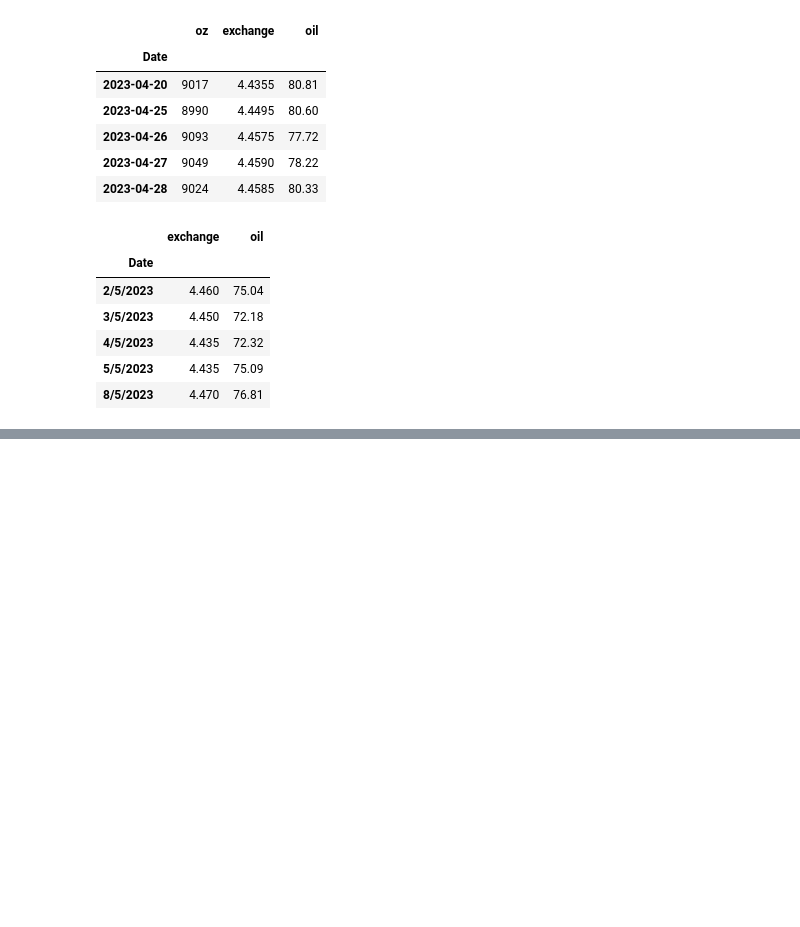
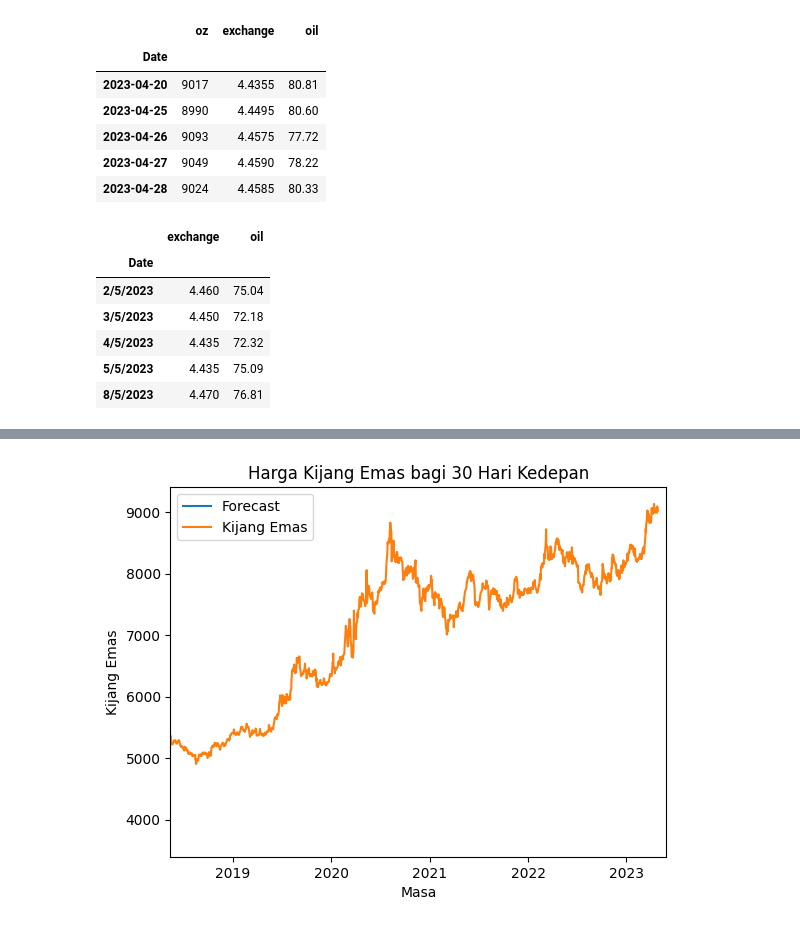
Before and after one commit to JazminaNurinNatasya/Kijang-Emas, a Jupyter notebook: MULTIVARIAT_LSTM_KIJANG_EMAS.ipynb, the cells around one changed output, grey strips where cells are left out. Saved outputs shown, nothing was run; the diff lists cells and outputs as text; code cells hidden in the pictures; blank space fills up the shorter version.

```diff
--- a/MULTIVARIAT_LSTM_KIJANG_EMAS.ipynb
+++ b/MULTIVARIAT_LSTM_KIJANG_EMAS.ipynb
@@ -81,9 +79,9 @@ data.shape
 # %% [output]
 (3236, 3)
 # %%
-test_split=round(len(data)*0.20)
-df_for_training=data[:-647]
-df_for_testing=data[-647:]
+test_split=round(len(data)*0.25)
+df_for_training=data[:-810]
+df_for_testing=data[-810:]
 print(df_for_training.shape)
 print(df_for_testing.shape)
 # %% [output]
@@ -551,7 +352,7 @@ for i in range(time_step,len(full_df_scaled_array)):
     data_x.append(
      full_df_scaled_array[i-time_step :i , 0:full_df_scaled_array.shape[1]])
     data_x=np.array(data_x)
-    prediction=my_model.predict(data_x)
+    prediction=model1.predict(data_x)
     all_data.append(prediction)
     full_df.iloc[i,0]=prediction
 # %% [output]
@@ -586,0 +388,10 @@ print(y_pred_future_30_days)
+# %%
+# prompt: table future 30 days
+
+import pandas as pd
+# Assuming df_30_days_future is already defined and loaded as in your original code
+# ... (your existing code)
+
+# Create a DataFrame for the future 30-day predictions
+future_predictions = pd.DataFrame({'Date': df_30_days_future.index, 'Predicted Price': y_pred_future_30_days})
+future_predictions
@@ -605,0 +435,19 @@ plt.show()
+# %%
+fig, ax = plt.subplots()
+# Assuming 'data' is your DataFrame and forecast_df is your forecasted dataframe
+
+# Align the x-axis for the forecasted data with forecast_df.index
+ax.plot(future_predictions.index, future_predictions['Predicted Price'], label='Forecast')
+
+# If you want to plot historical data, use a separate call with its corresponding dates:
+ax.plot(data.index, data['oz'], label='Kijang Emas')  # Replace 'Data' with your column name ('oz')
+
+
+ax.set_xlim(pd.Timestamp('2018-05-13'), pd.Timestamp('2023-05-30')) # Correct the date range
+plt.legend(loc = 'upper left') # Add a legend to differentiate the lines
+plt.title('Harga Kijang Emas bagi 30 Hari Kedepan')
+plt.xlabel('Masa')
+plt.ylabel('Kijang Emas')
+plt.show()
+# %% [output]
+[figure, added]
```
Also changed, not shown: parts of 22 cells of this notebook.
